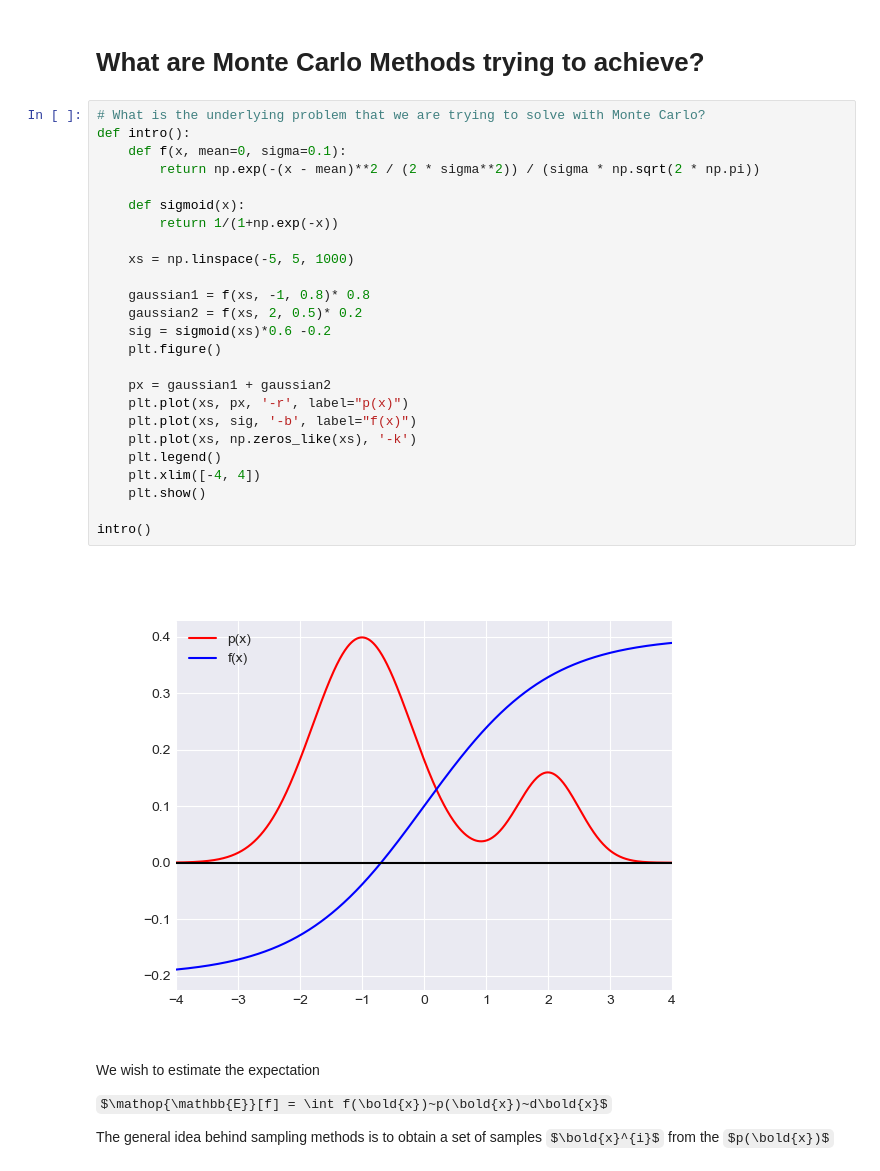
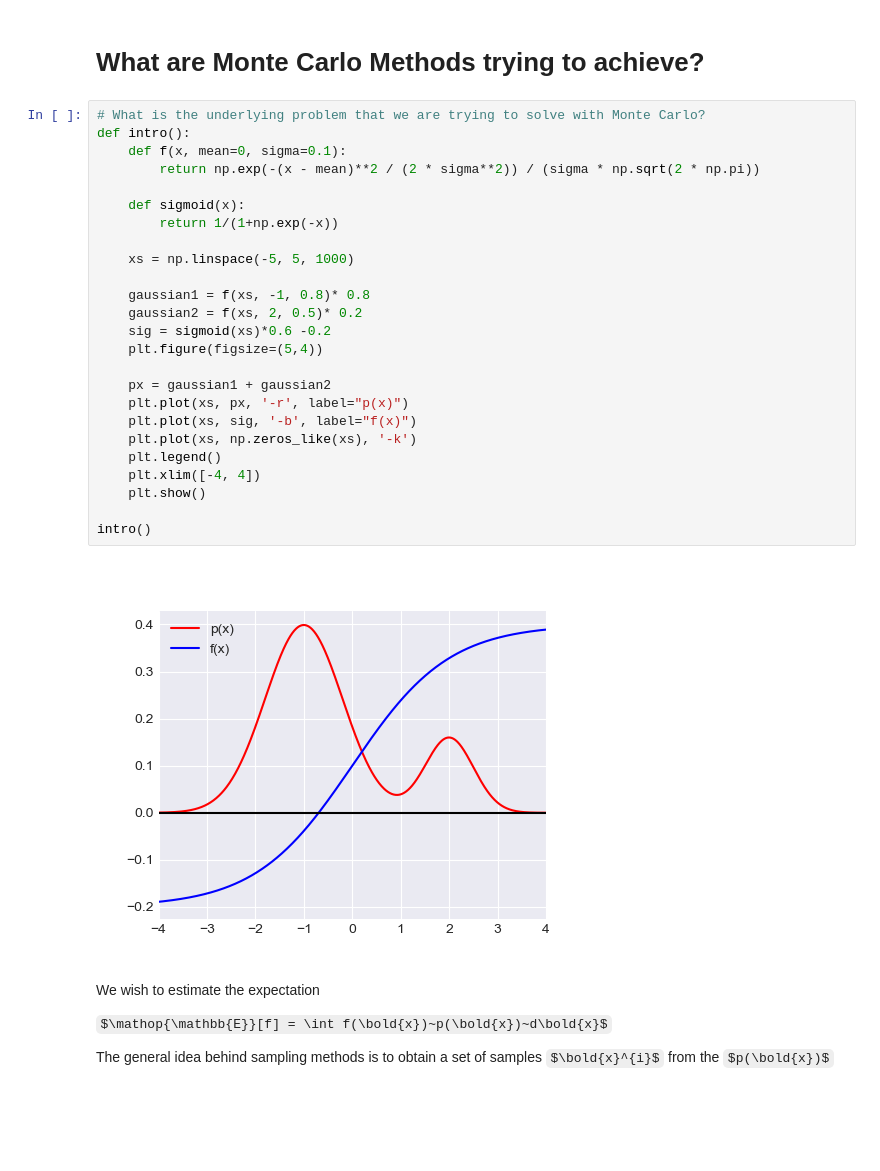
Before and after one commit to f-ilic/cib_seminar, a Jupyter notebook: overview.ipynb, the cells around one changed output. Cells and saved outputs as stored; diff of their text form; some formulas as TeX source; blank space fills up the shorter version.

```diff
--- a/overview.ipynb
+++ b/overview.ipynb
@@ -65,30 +66,30 @@ interactive(children=(IntSlider(value=1, description='n', max=10000, min=1), Out
 # %%
 # What is the underlying problem that we are trying to solve with Monte Carlo?
 def intro():
     def f(x, mean=0, sigma=0.1):
         return np.exp(-(x - mean)**2 / (2 * sigma**2)) / (sigma * np.sqrt(2 * np.pi))
 
     def sigmoid(x):
         return 1/(1+np.exp(-x))
 
     xs = np.linspace(-5, 5, 1000)
 
     gaussian1 = f(xs, -1, 0.8)* 0.8
     gaussian2 = f(xs, 2, 0.5)* 0.2
     sig = sigmoid(xs)*0.6 -0.2
-    plt.figure()
+    plt.figure(figsize=(5,4))
 
     px = gaussian1 + gaussian2
     plt.plot(xs, px, '-r', label="p(x)")
     plt.plot(xs, sig, '-b', label="f(x)")
     plt.plot(xs, np.zeros_like(xs), '-k')
     plt.legend()
     plt.xlim([-4, 4])
     plt.show()
 
 intro()
 # %% [output]
-[figure, old version]
+[figure, new version]
 # %% [markdown]
 We wish to estimate the expectation
 
```
Also changed, not shown: parts of 5 cells of this notebook.
